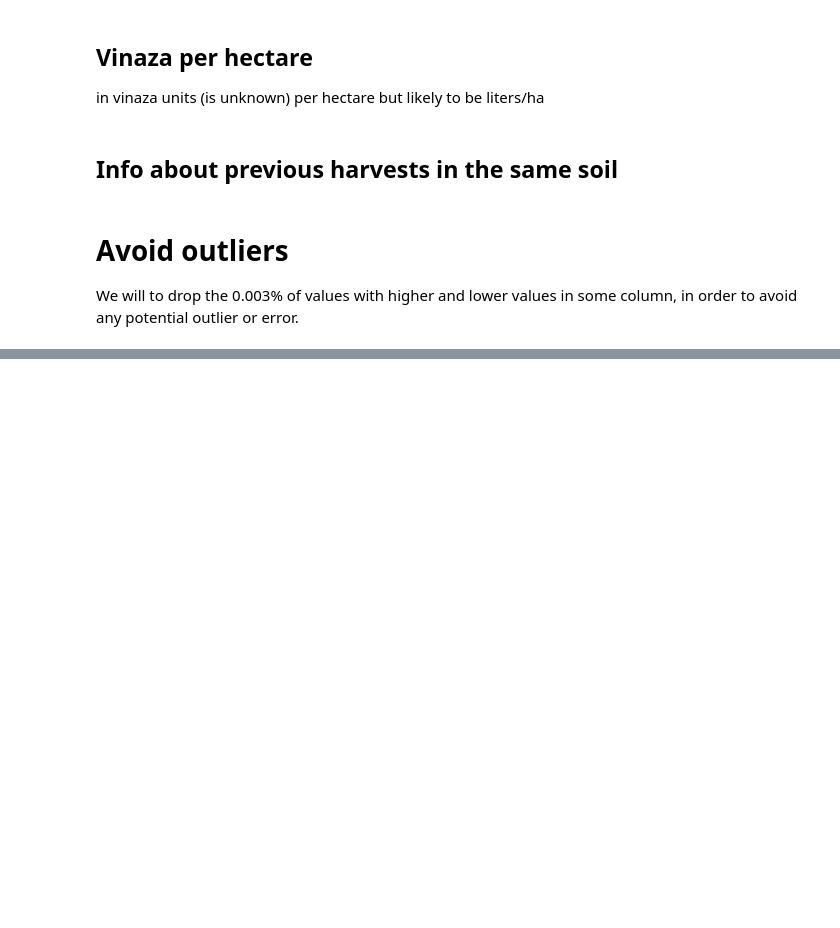
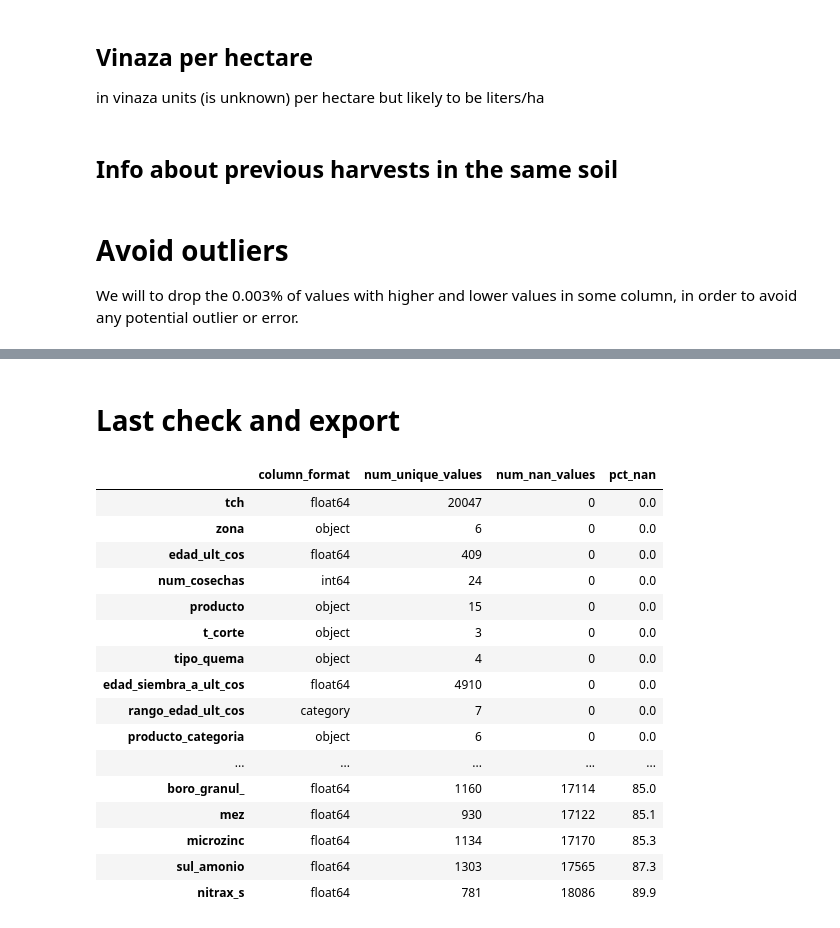
Before and after one commit to JhonattanReales21/ML1_sugar_industry, a Jupyter notebook: notebooks/FE_regression.ipynb, the cells around one changed output, grey strips where cells are left out. Saved outputs shown, nothing was run; the diff lists cells and outputs as text; code cells hidden in the pictures; blank space fills up the shorter version.

Commit message:
Modify the regresion pre-processign and FE steps

```diff
--- a/notebooks/FE_regression.ipynb
+++ b/notebooks/FE_regression.ipynb
@@ -97,3 +409,5 @@ df.groupby("hacienda").agg(
+# %%
+df = df_imp.copy()
 # %%
 df.columns
 # %% [output]
@@ -354,10 +664,12 @@ columns_to_clean = [
     "edad_ult_cos",
     "edad_siembra_a_ult_cos",
     "semanas_mad_",
-    "riego_l_ha",
+    "dosis_madurante",
     "agua_total_l_ha",
+    "vinaza_p_ha",
+    "urea_46pct_",
 ]
-
+print(df.shape)
 for column in columns_to_clean:
     df = df[
         (
@@ -366,3 +678,4 @@ for column in columns_to_clean:
         )
         | (df[column].isnull())
     ]
+    print(f"After {column} - {df.shape}")
@@ -372,0 +696,55 @@ df.shape
+# %% [markdown]
+# Last check and export
+# %%
+# First, we will drop the columns that we know in advance that we wouldnt use in the nex steps (EDA, modelling)
+df.drop(
+    columns=[
+        "fosfato_jugo",
+        "pct_sac_caña",
+        "periodo",
+        "hacienda",
+        "area_neta",
+        "suerte",
+        "f_ult_corte",
+        "variedad",
+        "f_siembra",
+        "cerca_de",
+        "suelo",
+        "fec_madur_",
+        "ult_riego",
+        "codigo_estacion",
+        "vinaza",
+    ],
+    inplace=True,
+)
+# %%
+pd.DataFrame(
+    {
+        "column_format": df.dtypes.apply(lambda x: x.name).tolist(),
+        "num_unique_values": df.nunique().tolist(),
+        "num_nan_values": df.isna().sum().tolist(),
+        "pct_nan": [
+            round((df[col].isna().sum().tolist() / df.shape[0]) * 100, 1)
+            for col in df.columns
+        ],
+    },
+    index=df.columns,
+).sort_values(by="num_nan_values")
+# %% [output]
+|  | column_format | num_unique_values | num_nan_values | pct_nan |
+| tch | float64 | 20047 | 0 | 0.0 |
+| zona | object | 6 | 0 | 0.0 |
+| edad_ult_cos | float64 | 409 | 0 | 0.0 |
+| num_cosechas | int64 | 24 | 0 | 0.0 |
+| producto | object | 15 | 0 | 0.0 |
+| t_corte | object | 3 | 0 | 0.0 |
+| tipo_quema | object | 4 | 0 | 0.0 |
+| edad_siembra_a_ult_cos | float64 | 4910 | 0 | 0.0 |
+| rango_edad_ult_cos | category | 7 | 0 | 0.0 |
+| producto_categoria | object | 6 | 0 | 0.0 |
+| ... | ... | ... | ... | ... |
+| boro_granul_ | float64 | 1160 | 17114 | 85.0 |
+| mez | float64 | 930 | 17122 | 85.1 |
+| microzinc | float64 | 1134 | 17170 | 85.3 |
+| sul_amonio | float64 | 1303 | 17565 | 87.3 |
+| nitrax_s | float64 | 781 | 18086 | 89.9 |
```
Also changed, not shown: parts of 53 cells of this notebook, 3 other files.
